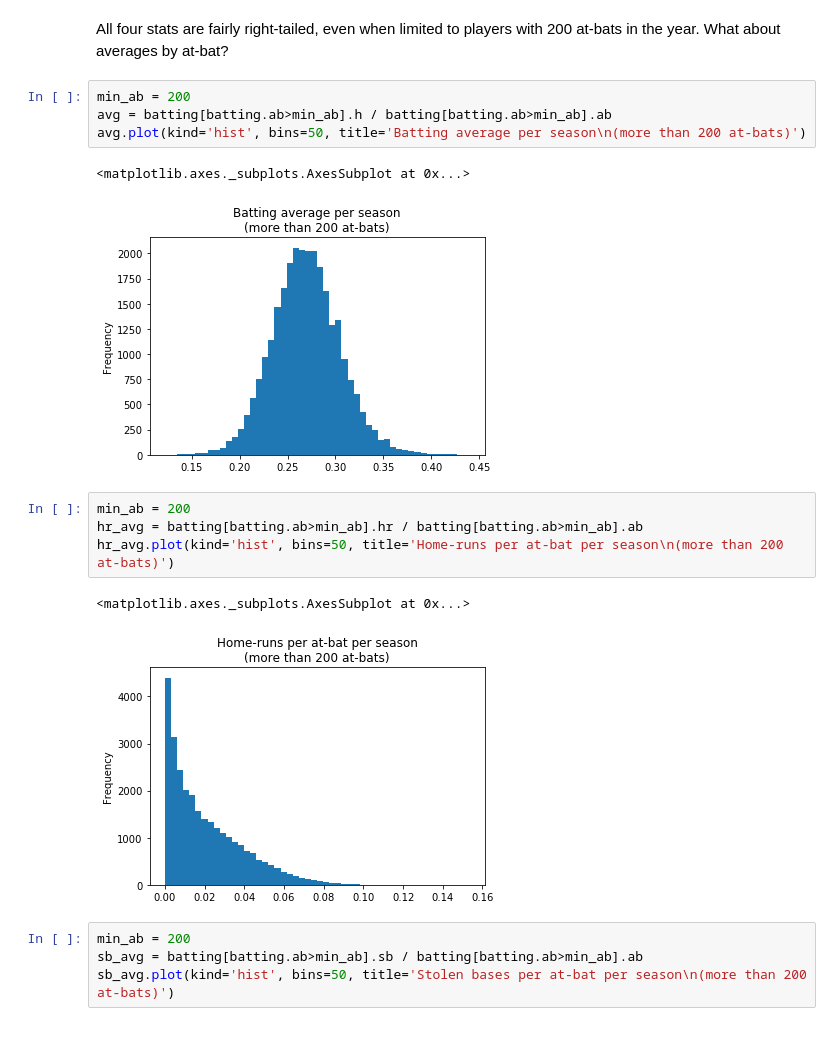
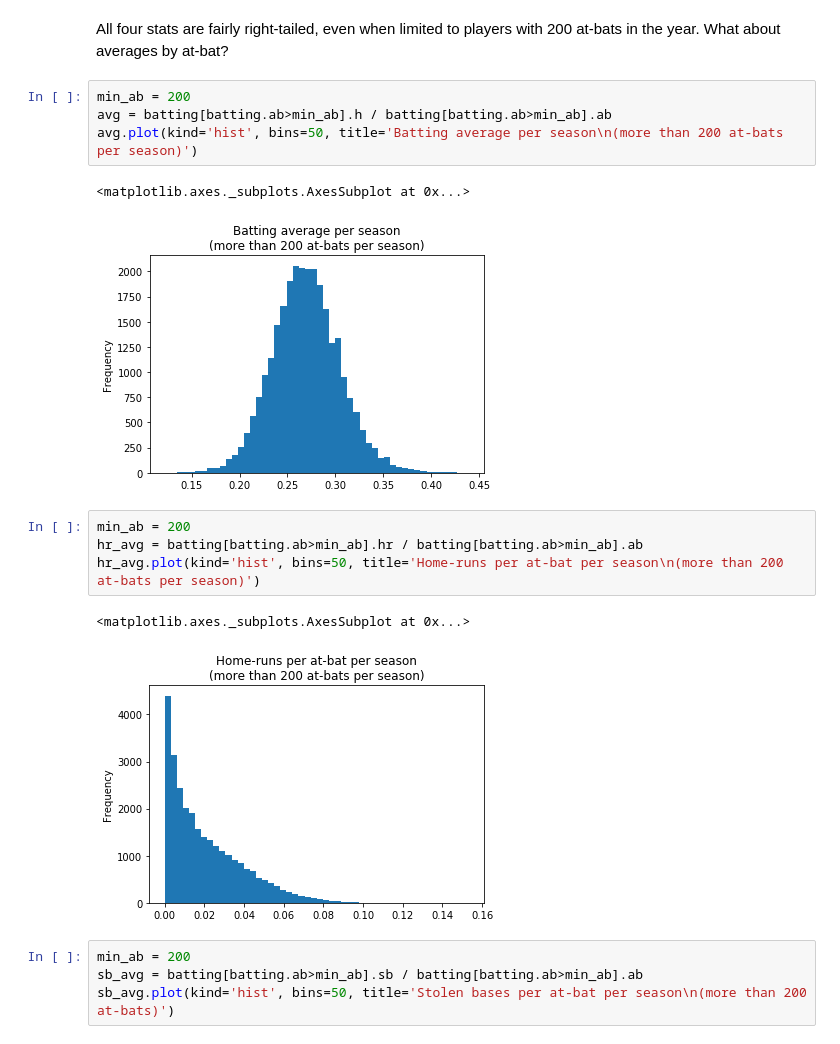
Before and after one commit to jnelson16/springboard-capstone, a Jupyter notebook: eda-stats.ipynb, the cells around one changed output. Cells and saved outputs as stored; diff of their text form.

```diff
--- a/eda-stats.ipynb
+++ b/eda-stats.ipynb
@@ -39,17 +35,17 @@ All four stats are fairly right-tailed, even when limited to players with 200 at
 # %%
 min_ab = 200
 avg = batting[batting.ab>min_ab].h / batting[batting.ab>min_ab].ab
-avg.plot(kind='hist', bins=50, title='Batting average per season\n(more than 200 at-bats)')
+avg.plot(kind='hist', bins=50, title='Batting average per season\n(more than 200 at-bats per season)')
 # %% [output]
 <matplotlib.axes._subplots.AxesSubplot at 0x...>
-[figure, old version]
+[figure, new version]
 # %%
 min_ab = 200
 hr_avg = batting[batting.ab>min_ab].hr / batting[batting.ab>min_ab].ab
-hr_avg.plot(kind='hist', bins=50, title='Home-runs per at-bat per season\n(more than 200 at-bats)')
+hr_avg.plot(kind='hist', bins=50, title='Home-runs per at-bat per season\n(more than 200 at-bats per season)')
 # %% [output]
 <matplotlib.axes._subplots.AxesSubplot at 0x...>
-[figure, old version]
+[figure, new version]
 # %%
 min_ab = 200
 sb_avg = batting[batting.ab>min_ab].sb / batting[batting.ab>min_ab].ab
```
Also changed, not shown: parts of 45 cells of this notebook, 4 other files.
